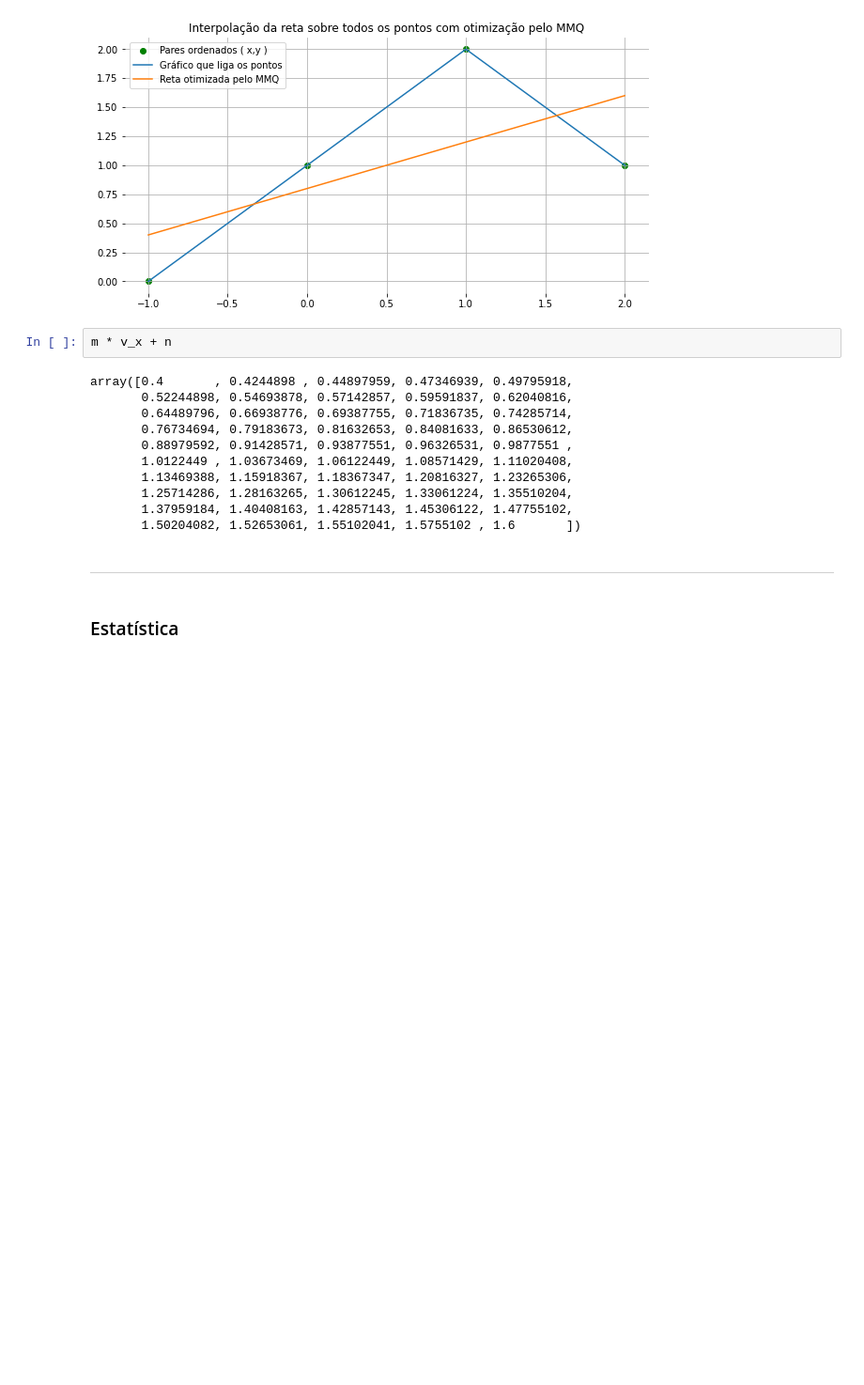
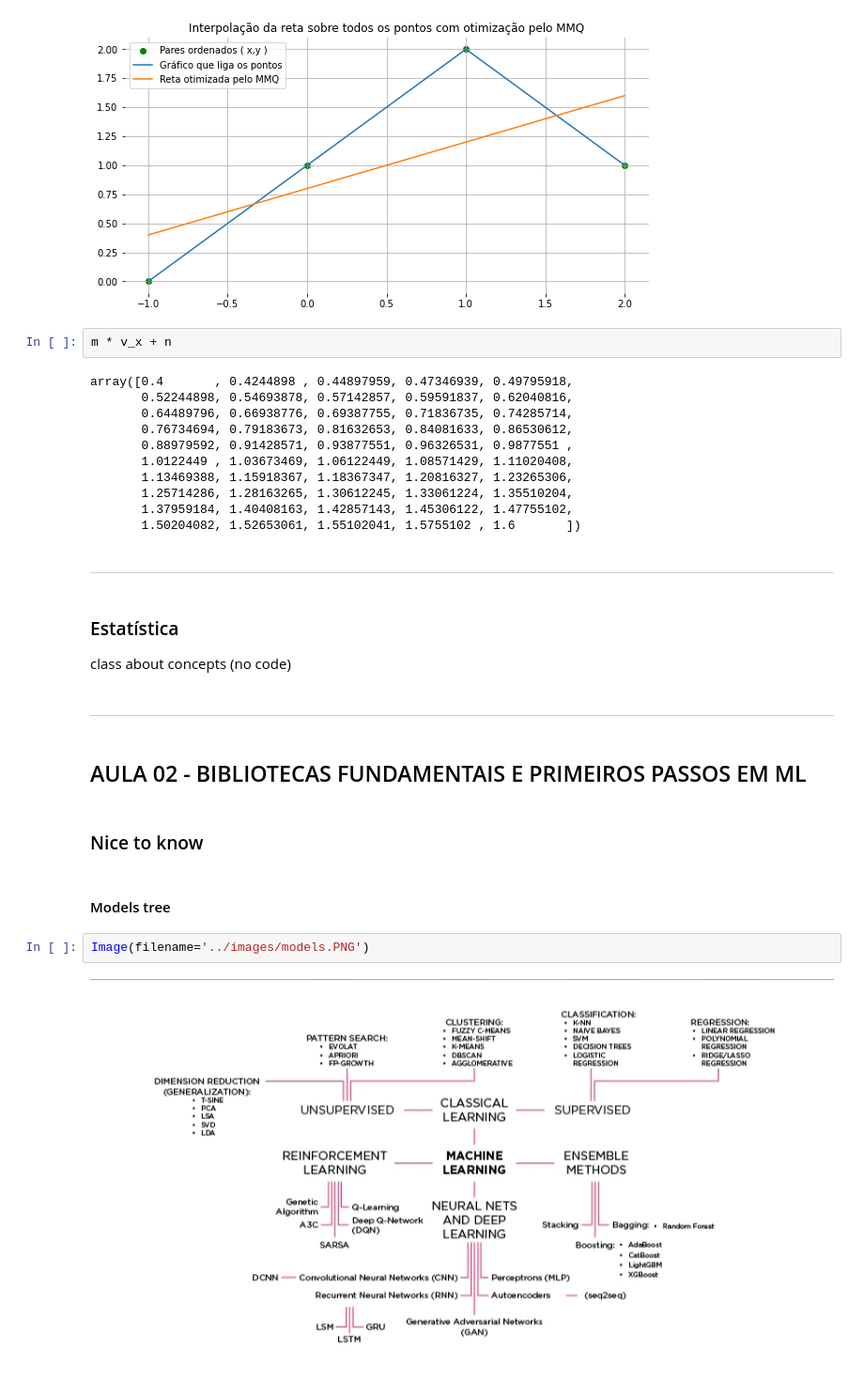
Before and after one commit to rfelipesilva/pos-tech-data-analytics, a Jupyter notebook: fase_02_machine_learning_and_time_series/jupyter/01-machine learning com python.ipynb, the cells around one changed output. Shown: that part at 94% size. Cells and saved outputs as stored; diff of their text form; blank space fills up the shorter version.

```diff
--- a/fase_02_machine_learning_and_time_series/jupyter/01-machine learning com python.ipynb
+++ b/fase_02_machine_learning_and_time_series/jupyter/01-machine learning com python.ipynb
@@ -227,3 +224,16 @@ array([0.4       , 0.4244898 , 0.44897959, 0.47346939, 0.49795918,
 ***
 # %% [markdown]
 ### Estatística
+class about concepts (no code)
+# %% [markdown]
+***
+# %% [markdown]
+## AULA 02 - BIBLIOTECAS FUNDAMENTAIS E PRIMEIROS PASSOS EM ML
+# %% [markdown]
+### Nice to know
+# %% [markdown]
+#### Models tree
+# %%
+Image(filename='../images/models.PNG')
+# %% [output]
+[figure, added]
```
Also changed, not shown: parts of 48 cells of this notebook, 6 other files.
